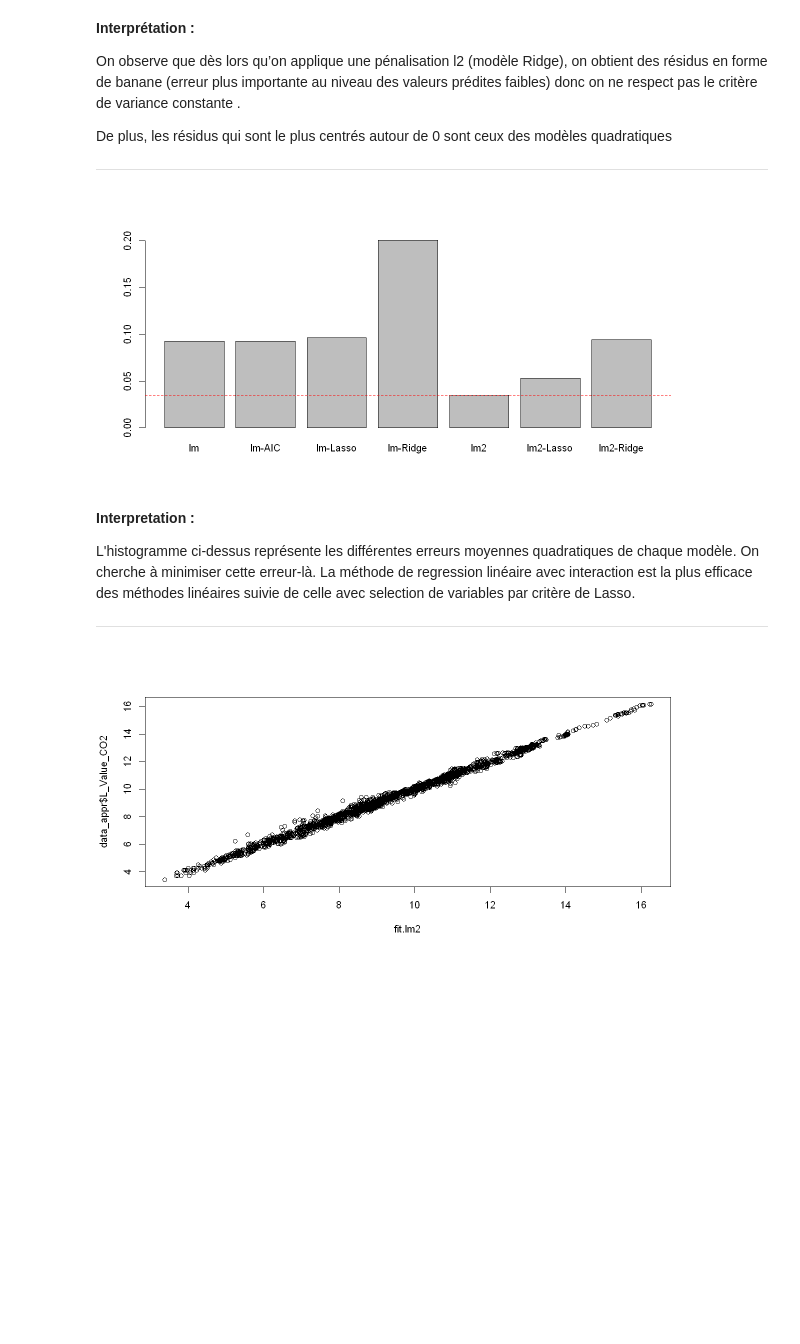
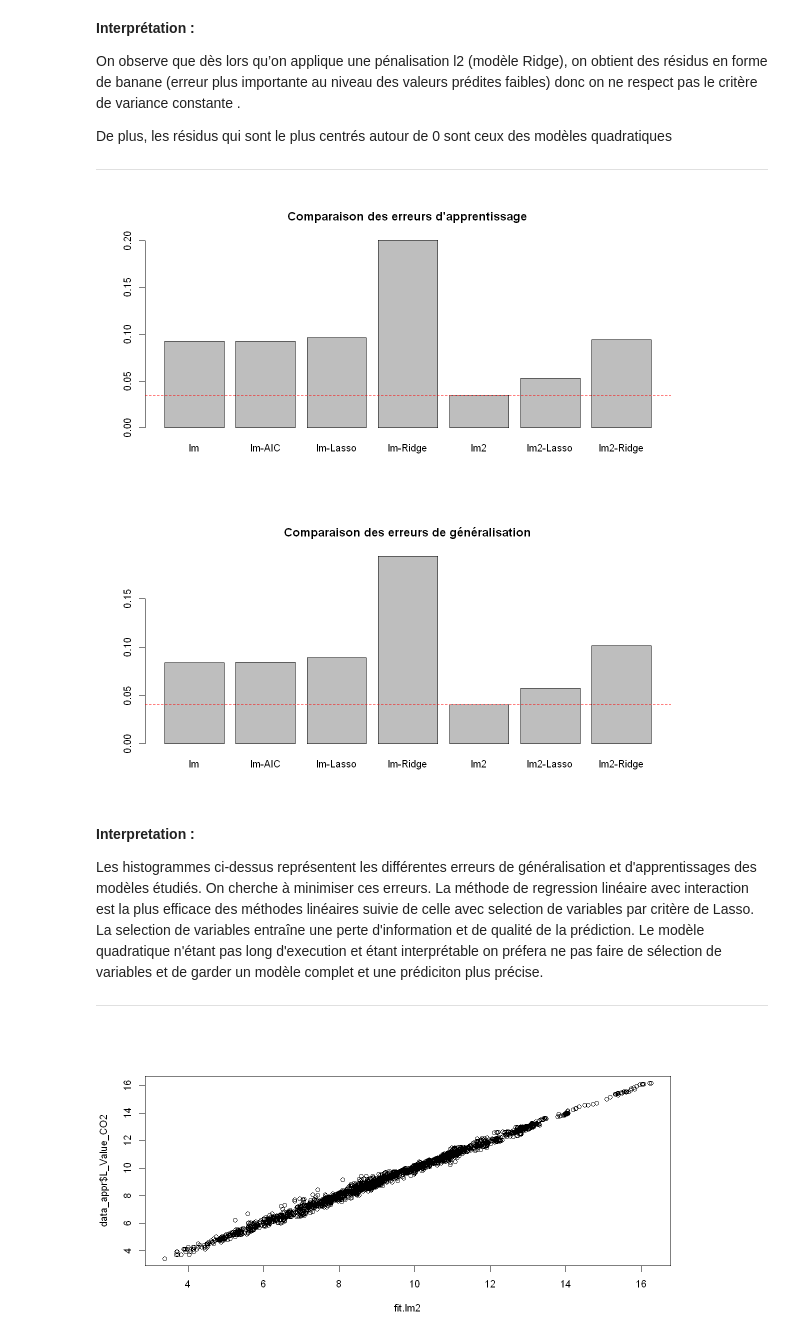
Before and after one commit to PaolaDeTruchis/MachineLearning, a Jupyter notebook: Projet_ML_R.ipynb, the cells around one changed output. Cells and saved outputs as stored; diff of their text form; code cells hidden in the pictures; blank space fills up the shorter version.

```diff
--- a/Projet_ML_R.ipynb
+++ b/Projet_ML_R.ipynb
@@ -1524,17 +1524,23 @@ De plus, les résidus qui sont le plus centrés autour de 0 sont ceux des modèl
 # %%
 options(repr.plot.width = 10, repr.plot.height = 5)
 method_lin <- c("lm","lm-AIC","lm-Lasso","lm-Ridge","lm2","lm2-Lasso","lm2-Ridge")
 
+err_reg <- c(e_reg_lm, e_reg_AIC,e_reg_lasso, e_reg_ridge,e_reg_lm2,e_reg_lasso2,e_reg_ridge2)
 MSE_tab <- c(mse_lm, mse_AIC,mse_lasso, mse_ridge,mse_lm2,mse_lasso2,mse_ridge2)
-barplot(MSE_tab,names.arg = method_lin)
 min_MSE = min(MSE_tab)
+barplot(MSE_tab,names.arg = method_lin,main = "Comparaison des erreurs d'apprentissage")
 abline(h = min_MSE, col = "red", lty = 2)
+barplot(err_reg,names.arg = method_lin,main = "Comparaison des erreurs de généralisation")
+min_ereg = min(err_reg)
+abline(h = min_ereg, col = "red", lty = 2)
 # %% [output]
-[figure, old version]
+[figure, new version]
+[figure, added]
 # %% [markdown]
 **Interpretation :**
 
-L'histogramme ci-dessus représente les différentes erreurs moyennes quadratiques de chaque modèle. On cherche à minimiser cette erreur-là. La méthode de regression linéaire avec interaction est la plus efficace des méthodes linéaires suivie de celle avec selection de variables par critère de Lasso.
+Les histogrammes ci-dessus représentent les différentes erreurs de généralisation et d'apprentissages des modèles étudiés. On cherche à minimiser ces erreurs. La méthode de regression linéaire avec interaction est la plus efficace des méthodes linéaires suivie de celle avec selection de variables par critère de Lasso.
+La selection de variables entraîne une perte d'information et de qualité de la prédiction. Le modèle quadratique n'étant pas long d'execution et étant interprétable on préfera ne pas faire de sélection de variables et de garder un modèle complet et une prédiciton plus précise.
 
 ---
 # %%
```
Also changed, not shown: parts of 93 cells of this notebook.
